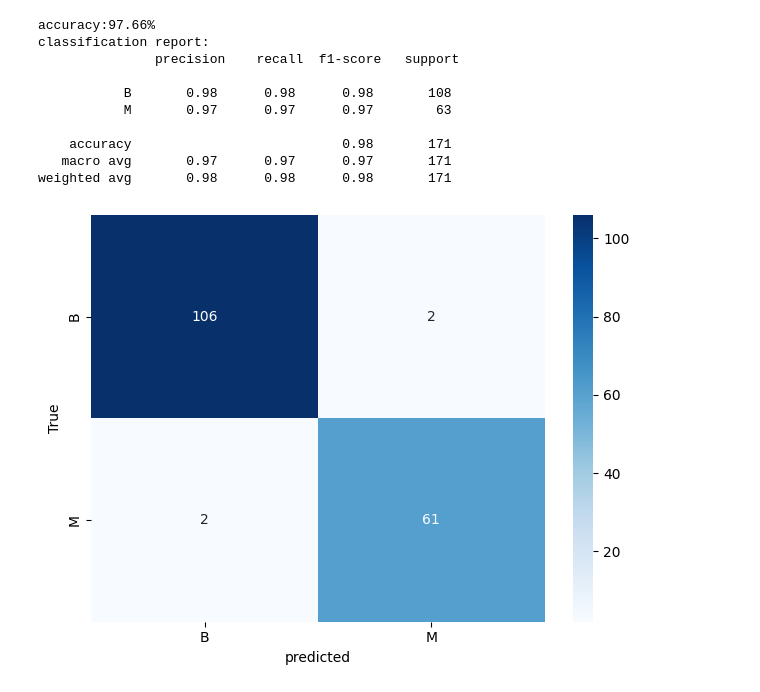
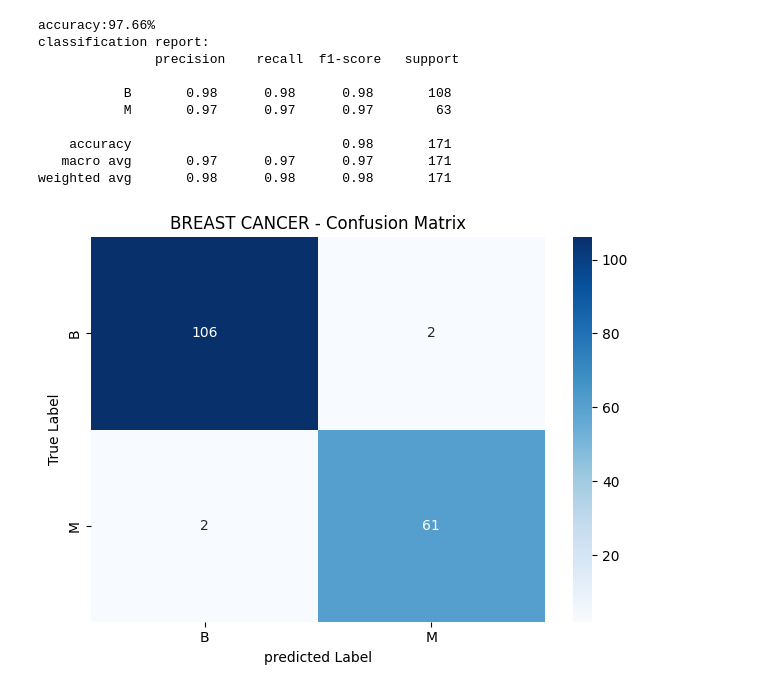
Before and after one commit to SubrodhChapagain/SVM, a Jupyter notebook: breastcancer.ipynb, the cells around one changed output. Drawn from its saved outputs; the diff is of its cells as text; code cells hidden in the pictures.

```diff
--- a/breastcancer.ipynb
+++ b/breastcancer.ipynb
@@ -143,10 +144,11 @@ weighted avg       0.98      0.98      0.98       171
 # %%
 cm = confusion_matrix(y_test, y_pred)
 sns.heatmap(cm, annot= True, fmt= 'd', cmap='Blues',
             xticklabels= model.classes_, yticklabels= model.classes_)
-plt.xlabel('predicted')
-plt.ylabel('True')
+plt.title('BREAST CANCER - Confusion Matrix')
+plt.xlabel('predicted Label')
+plt.ylabel('True Label')
 plt.tight_layout()
 plt.show()
 # %% [output]
-[figure, old version]
+[figure, new version]
```
Also changed, not shown: parts of 2 cells of this notebook.
